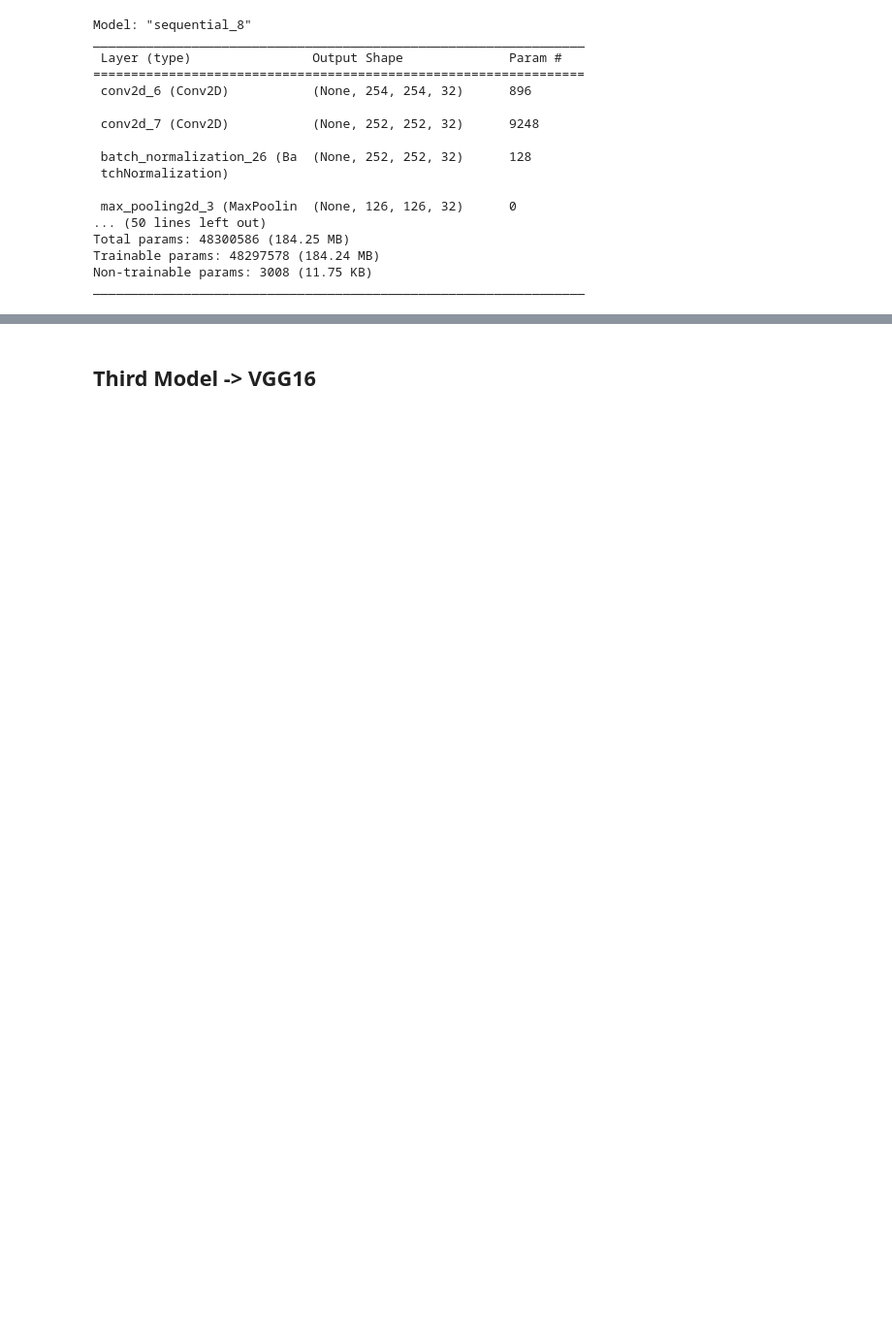
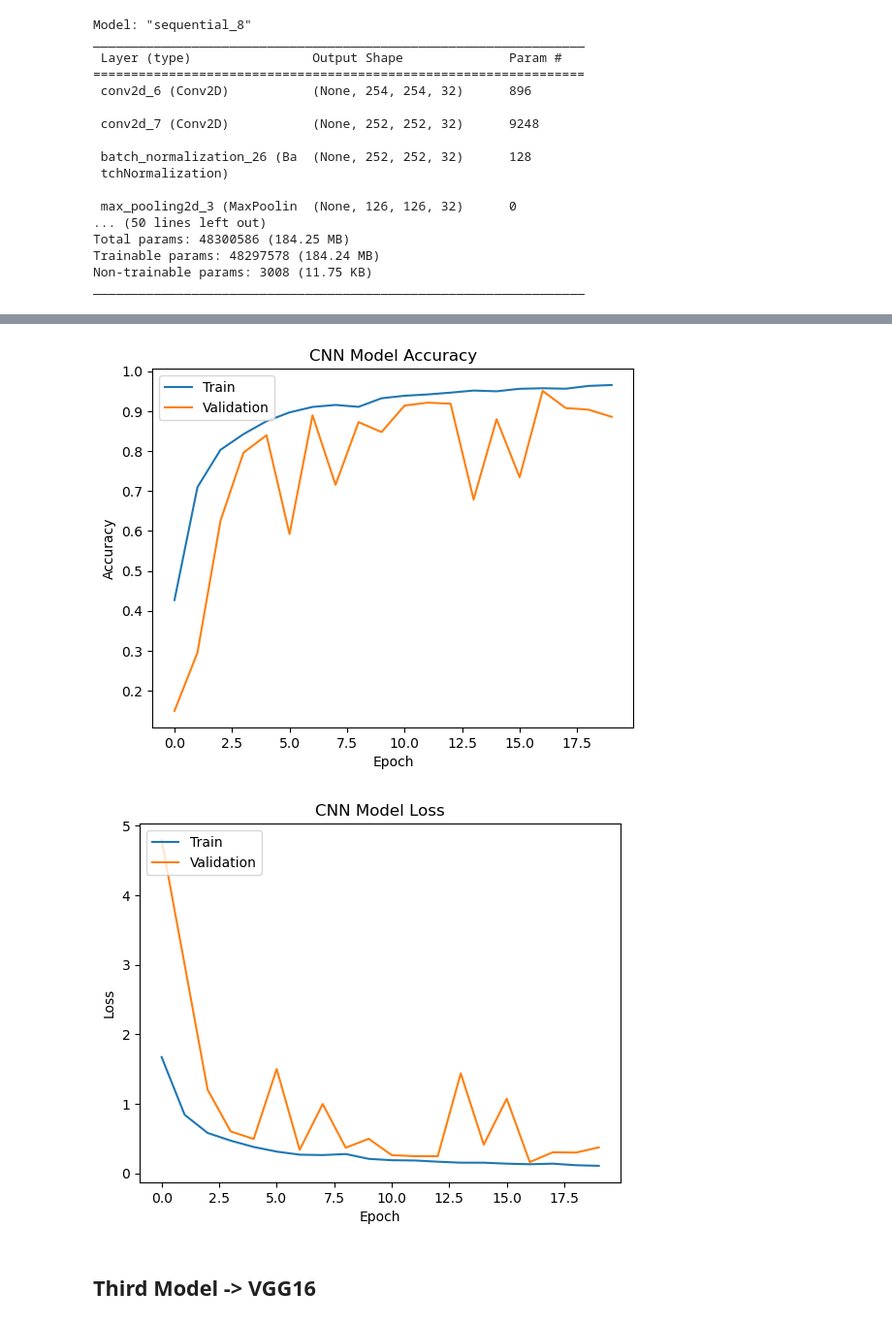
Before and after one commit to djmk/Data-Science-Machine-Learning-Projects, a Jupyter notebook: State_Farm_Distracted_Driver_Detection/State Farm Distracted Driver Detection.ipynb, the cells around one changed output, grey strips where cells are left out. Shown at 97% size. Cells and saved outputs as stored; diff of their text form; code cells hidden in the pictures; blank space fills up the shorter version.

```diff
--- a/State_Farm_Distracted_Driver_Detection/State Farm Distracted Driver Detection.ipynb
+++ b/State_Farm_Distracted_Driver_Detection/State Farm Distracted Driver Detection.ipynb
@@ -410,2 +412,7 @@ Accuracy based on our CNN Model :- 88.38%
+# %%
+train_val_plot(model2_history, 'CNN')
+# %% [output]
+[figure, added]
+[figure, added]
 # %% [markdown]
 ## Third Model -> VGG16
```
Also changed, not shown: parts of 78 cells of this notebook.
